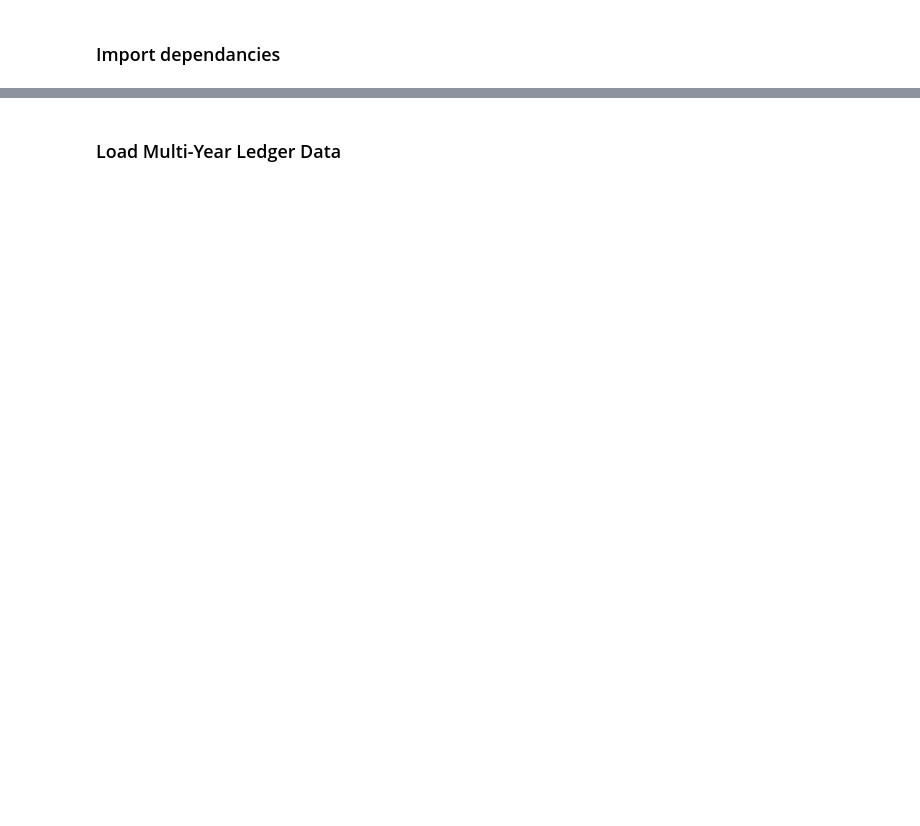
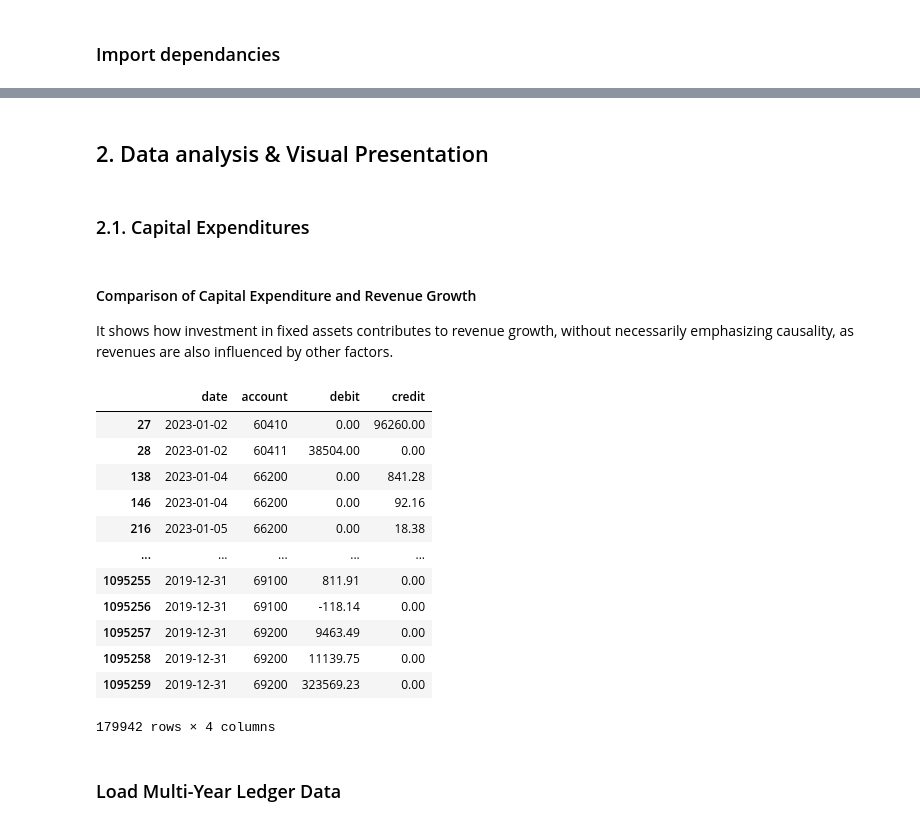
Before and after one commit to JovicaB/financial-ledger-analysis, a Jupyter notebook: notebooks/analysis_ledger.ipynb, the cells around one changed output, grey strips where cells are left out. Drawn from its saved outputs; the diff is of its cells as text; code cells hidden in the pictures; blank space fills up the shorter version.

```diff
--- a/notebooks/analysis_ledger.ipynb
+++ b/notebooks/analysis_ledger.ipynb
@@ -25,3 +49,62 @@ data_source_ledger_yr_2 = "../data/parquet/financial_journal_2023.parquet"
+# %%
+for name, path in ledger_data_files.items():
+    if not os.path.exists(path):
+        raise FileNotFoundError(f"Datoteka {name} nije pronađena na putanji: {path}")
+
+df = []
+
+for name, path in ledger_data_files.items():
+    yearly_df = pd.read_parquet(path)
+
+    yearly_df['date'] = pd.to_datetime(yearly_df['date'])
+
+    if yearly_df['date'].isnull().any():
+        print(f"Warning: Some dates were not parsed correctly in file: {name}")
+
+    yearly_df = yearly_df[~((yearly_df['date'].dt.month == 1) & (yearly_df['date'].dt.day == 1))]
+    yearly_df = yearly_df[~(yearly_df['account'].str.startswith(('599', '699', '7')))]
+
+    df.append(yearly_df)
+
+df = pd.concat(df, ignore_index=True)
+# %% [markdown]
+## 2. Data analysis & Visual Presentation
+# %% [markdown]
+### 2.1. Capital Expenditures
+# %% [markdown]
+#### Comparison of Capital Expenditure and Revenue Growth
+It shows how investment in fixed assets contributes to revenue growth, without necessarily emphasizing causality, as revenues are also influenced by other factors.
+# %%
+# extract capital expenditures data [buildings]
+
+df_2_1_data = ComponentsLedger.get_account_data(df, ['022', '023', '6'])
+
+df_2_1_cap_exp_buildings = df_2_1_data[df_2_1_data['account'].str.startswith('6')]
+df_2_1_cap_exp_buildings
+
+# df_2_1_cap_exp_buildings['month_year'] = df_2_1_cap_exp_buildings['date'].dt.to_period('M')
+
+# # Group by month-year and sum the debit column
+# monthly_sums = df_2_1_cap_exp_buildings.groupby('month_year')['debit'].sum()
+
+# # Convert to a dictionary with 'month-year' as keys
+# monthly_sums_dict = {str(period): value for period, value in monthly_sums.items()}
+
+# df_2_1_cap_exp_buildings
+# %% [output]
+|  | date | account | debit | credit |
+| 27 | 2023-01-02 | 60410 | 0.00 | 96260.00 |
+| 28 | 2023-01-02 | 60411 | 38504.00 | 0.00 |
+| 138 | 2023-01-04 | 66200 | 0.00 | 841.28 |
+| 146 | 2023-01-04 | 66200 | 0.00 | 92.16 |
+| 216 | 2023-01-05 | 66200 | 0.00 | 18.38 |
+| ... | ... | ... | ... | ... |
+| 1095255 | 2019-12-31 | 69100 | 811.91 | 0.00 |
+| 1095256 | 2019-12-31 | 69100 | -118.14 | 0.00 |
+| 1095257 | 2019-12-31 | 69200 | 9463.49 | 0.00 |
+| 1095258 | 2019-12-31 | 69200 | 11139.75 | 0.00 |
+| 1095259 | 2019-12-31 | 69200 | 323569.23 | 0.00 |
+179942 rows × 4 columns
 # %% [markdown]
 ### Load Multi-Year Ledger Data
 # %%
```
Also changed, not shown: parts of 10 cells of this notebook, 4 other files.
